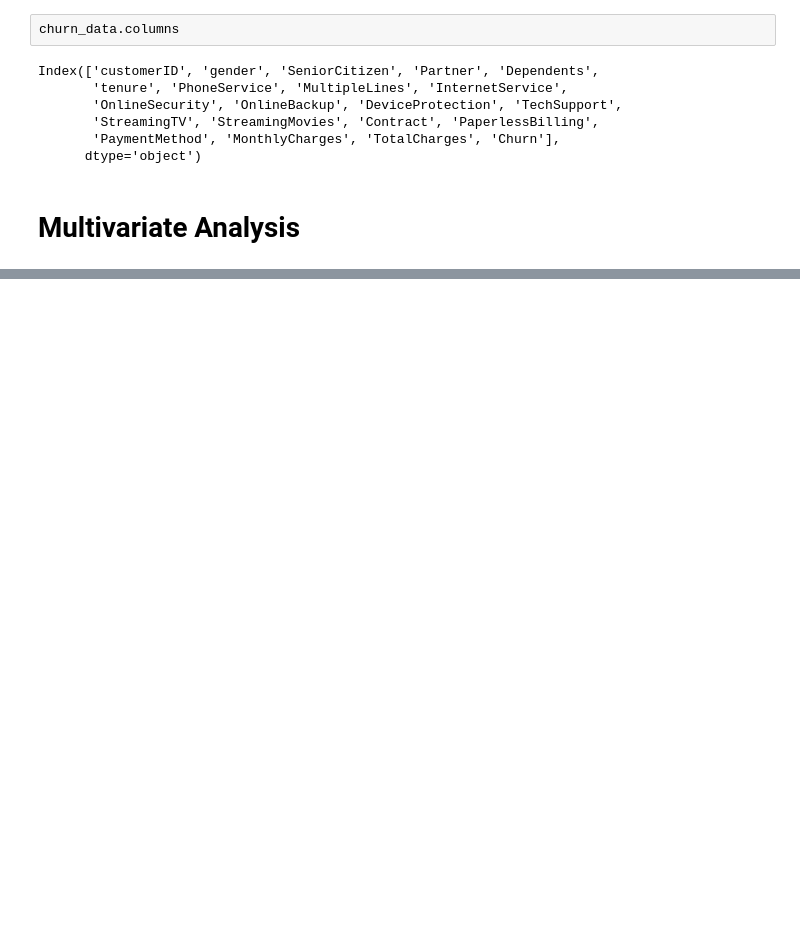
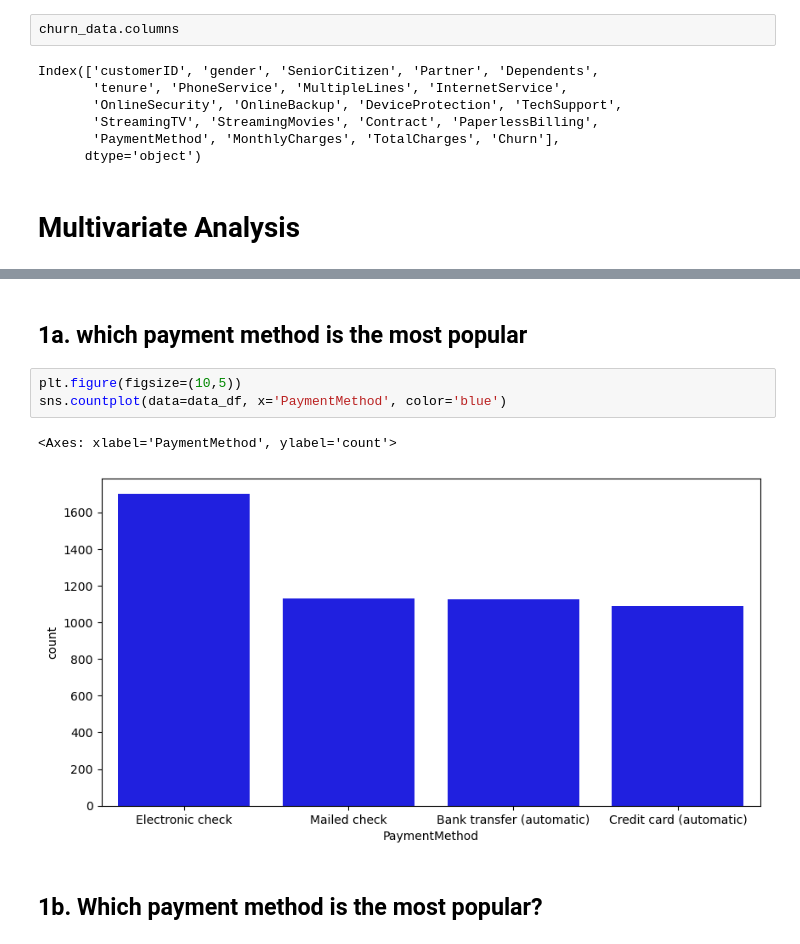
Before and after one commit to obiuzoma/LP2_Project, a Jupyter notebook: lp2.ipynb, the cells around one changed output, grey strips where cells are left out. Drawn from its saved outputs; the diff is of its cells as text; blank space fills up the shorter version.

```diff
--- a/lp2.ipynb
+++ b/lp2.ipynb
@@ -277,0 +417,10 @@ sns.pairplot(data, hue='Churn')
+# %% [markdown]
+## 1a. which payment method is the most popular
+# %%
+plt.figure(figsize=(10,5))
+sns.countplot(data=data_df, x='PaymentMethod', color='blue')
+# %% [output]
+<Axes: xlabel='PaymentMethod', ylabel='count'>
+[figure, added]
+# %% [markdown]
+## 1b. Which payment method is the most popular?
```
Also changed, not shown: parts of 69 cells of this notebook, 1 other file.
